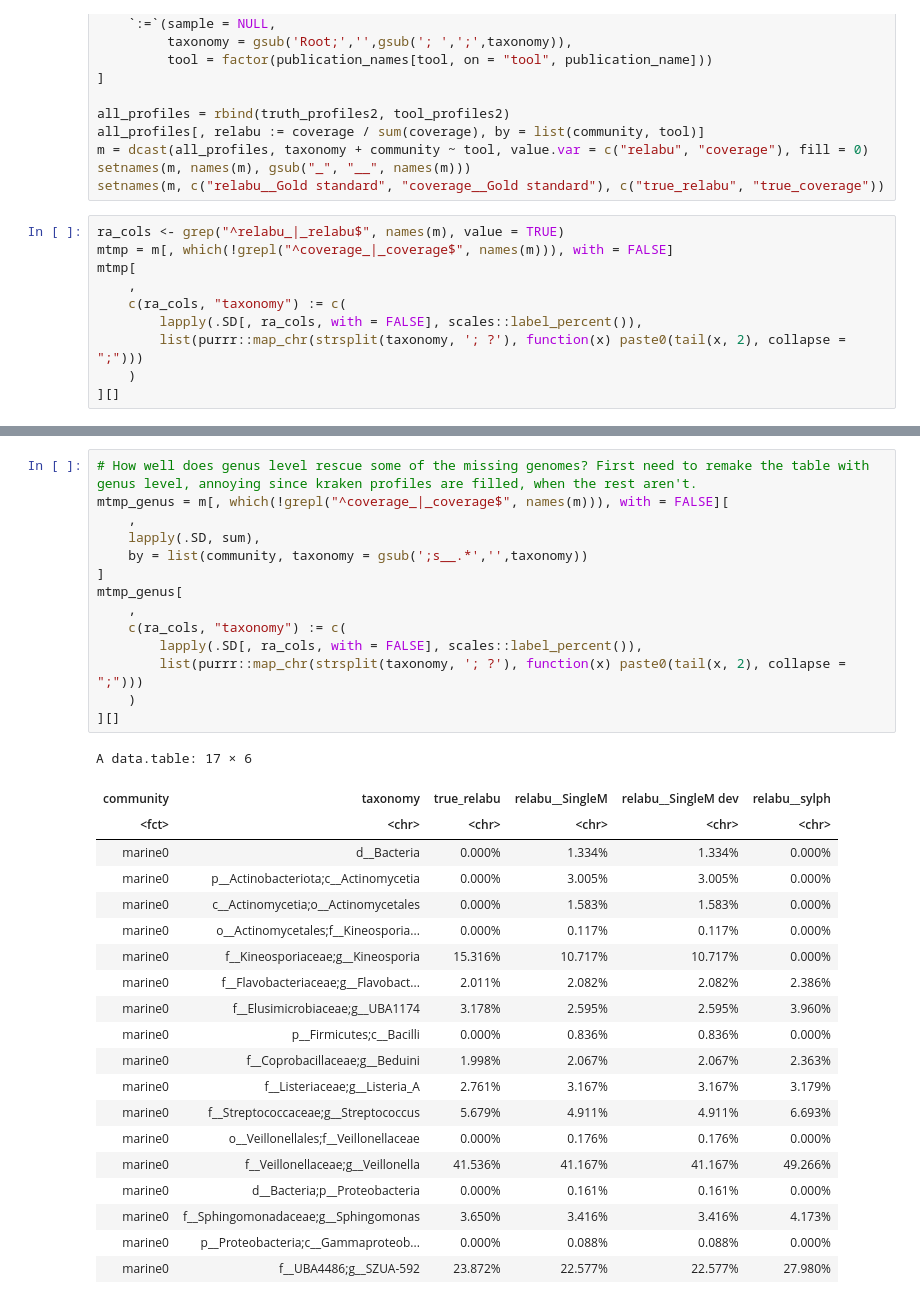
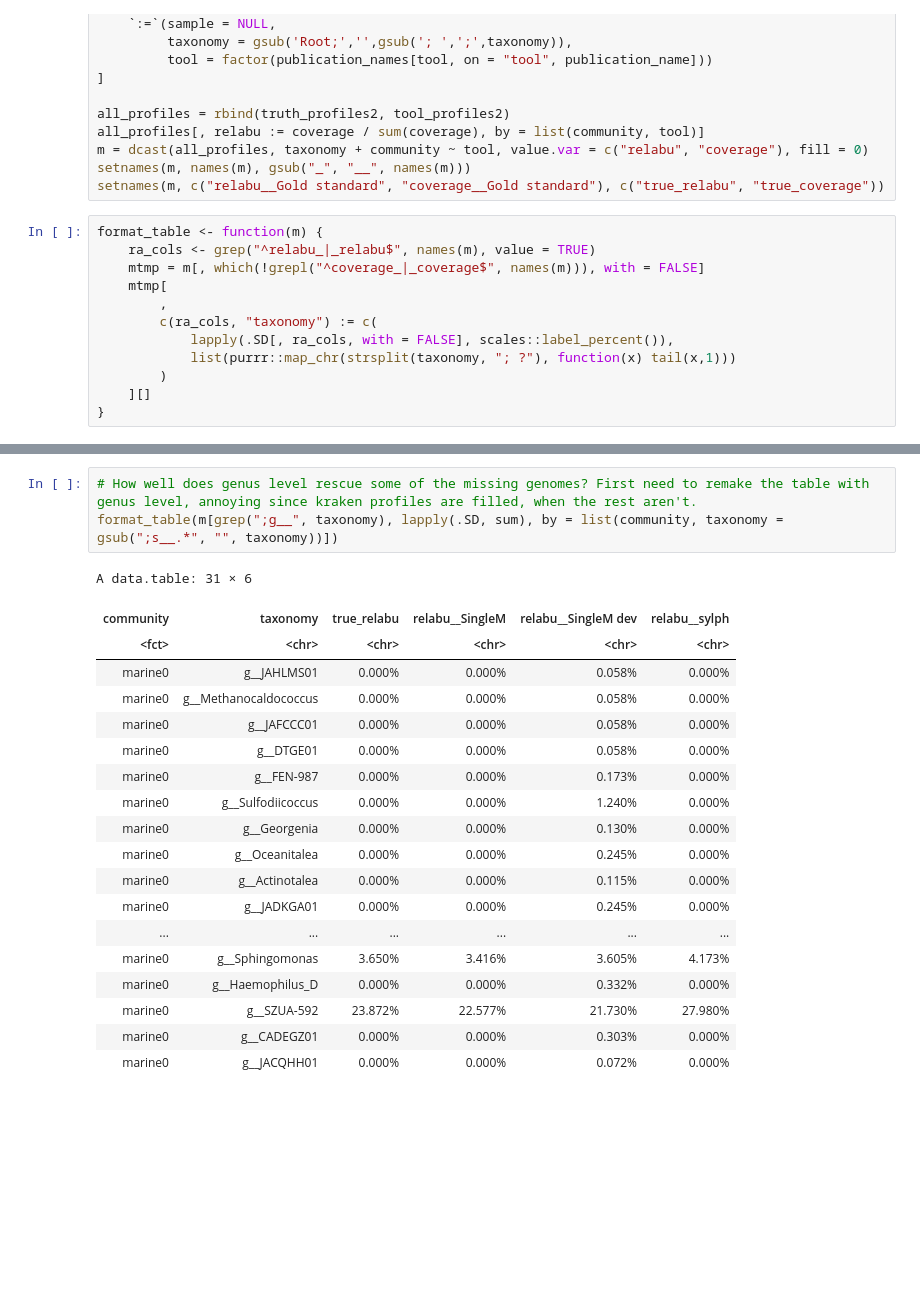
Before and after one commit to timbalam/singlem-benchmarking, a Jupyter notebook: 5_novelty/plot.ipynb, the cells around one changed output, grey strips where cells are left out. Drawn from its saved outputs; the diff is of its cells as text; blank space fills up the shorter version.

```diff
--- a/5_novelty/plot.ipynb
+++ b/5_novelty/plot.ipynb
@@ -70,12 +70,14 @@ m = dcast(all_profiles, taxonomy + community ~ tool, value.var = c("relabu", "co
 setnames(m, names(m), gsub("_", "__", names(m)))
 setnames(m, c("relabu__Gold standard", "coverage__Gold standard"), c("true_relabu", "true_coverage"))
 # %%
-ra_cols <- grep("^relabu_|_relabu$", names(m), value = TRUE)
-mtmp = m[, which(!grepl("^coverage_|_coverage$", names(m))), with = FALSE]
-mtmp[
-    ,
-    c(ra_cols, "taxonomy") := c(
-        lapply(.SD[, ra_cols, with = FALSE], scales::label_percent()),
-        list(purrr::map_chr(strsplit(taxonomy, '; ?'), function(x) paste0(tail(x, 2), collapse = ";")))
-    )
-][]
+format_table <- function(m) {
+    ra_cols <- grep("^relabu_|_relabu$", names(m), value = TRUE)
+    mtmp = m[, which(!grepl("^coverage_|_coverage$", names(m))), with = FALSE]
+    mtmp[
+        ,
+        c(ra_cols, "taxonomy") := c(
+            lapply(.SD[, ra_cols, with = FALSE], scales::label_percent()),
+            list(purrr::map_chr(strsplit(taxonomy, "; ?"), function(x) tail(x,1)))
+        )
+    ][]
+}
@@ -102,35 +107,23 @@ A data.table: 26 × 6
 # %%
 # How well does genus level rescue some of the missing genomes? First need to remake the table with genus level, annoying since kraken profiles are filled, when the rest aren't.
-mtmp_genus = m[, which(!grepl("^coverage_|_coverage$", names(m))), with = FALSE][
-    ,
-    lapply(.SD, sum),
-    by = list(community, taxonomy = gsub(';s__.*','',taxonomy))
-]
-mtmp_genus[
-    ,
-    c(ra_cols, "taxonomy") := c(
-        lapply(.SD[, ra_cols, with = FALSE], scales::label_percent()),
-        list(purrr::map_chr(strsplit(taxonomy, '; ?'), function(x) paste0(tail(x, 2), collapse = ";")))
-    )
-][]
+format_table(m[grep(";g__", taxonomy), lapply(.SD, sum), by = list(community, taxonomy = gsub(";s__.*", "", taxonomy))])
 # %% [output]
-A data.table: 17 × 6
+A data.table: 31 × 6
 | community | taxonomy | true_relabu | relabu__SingleM | relabu__SingleM dev | relabu__sylph |
 | <fct> | <chr> | <chr> | <chr> | <chr> | <chr> |
-| marine0 | d__Bacteria | 0.000% | 1.334% | 1.334% | 0.000% |
-| marine0 | p__Actinobacteriota;c__Actinomycetia | 0.000% | 3.005% | 3.005% | 0.000% |
-| marine0 | c__Actinomycetia;o__Actinomycetales | 0.000% | 1.583% | 1.583% | 0.000% |
-| marine0 | o__Actinomycetales;f__Kineosporia... | 0.000% | 0.117% | 0.117% | 0.000% |
-| marine0 | f__Kineosporiaceae;g__Kineosporia | 15.316% | 10.717% | 10.717% | 0.000% |
-| marine0 | f__Flavobacteriaceae;g__Flavobact... | 2.011% | 2.082% | 2.082% | 2.386% |
-| marine0 | f__Elusimicrobiaceae;g__UBA1174 | 3.178% | 2.595% | 2.595% | 3.960% |
-| marine0 | p__Firmicutes;c__Bacilli | 0.000% | 0.836% | 0.836% | 0.000% |
-| marine0 | f__Coprobacillaceae;g__Beduini | 1.998% | 2.067% | 2.067% | 2.363% |
-| marine0 | f__Listeriaceae;g__Listeria_A | 2.761% | 3.167% | 3.167% | 3.179% |
-| marine0 | f__Streptococcaceae;g__Streptococcus | 5.679% | 4.911% | 4.911% | 6.693% |
-| marine0 | o__Veillonellales;f__Veillonellaceae | 0.000% | 0.176% | 0.176% | 0.000% |
-| marine0 | f__Veillonellaceae;g__Veillonella | 41.536% | 41.167% | 41.167% | 49.266% |
-| marine0 | d__Bacteria;p__Proteobacteria | 0.000% | 0.161% | 0.161% | 0.000% |
-| marine0 | f__Sphingomonadaceae;g__Sphingomonas | 3.650% | 3.416% | 3.416% | 4.173% |
-| marine0 | p__Proteobacteria;c__Gammaproteob... | 0.000% | 0.088% | 0.088% | 0.000% |
-| marine0 | f__UBA4486;g__SZUA-592 | 23.872% | 22.577% | 22.577% | 27.980% |
+| marine0 | g__JAHLMS01 | 0.000% | 0.000% | 0.058% | 0.000% |
+| marine0 | g__Methanocaldococcus | 0.000% | 0.000% | 0.058% | 0.000% |
+| marine0 | g__JAFCCC01 | 0.000% | 0.000% | 0.058% | 0.000% |
+| marine0 | g__DTGE01 | 0.000% | 0.000% | 0.058% | 0.000% |
+| marine0 | g__FEN-987 | 0.000% | 0.000% | 0.173% | 0.000% |
+| marine0 | g__Sulfodiicoccus | 0.000% | 0.000% | 1.240% | 0.000% |
+| marine0 | g__Georgenia | 0.000% | 0.000% | 0.130% | 0.000% |
+| marine0 | g__Oceanitalea | 0.000% | 0.000% | 0.245% | 0.000% |
+| marine0 | g__Actinotalea | 0.000% | 0.000% | 0.115% | 0.000% |
+| marine0 | g__JADKGA01 | 0.000% | 0.000% | 0.245% | 0.000% |
+| ... | ... | ... | ... | ... | ... |
+| marine0 | g__Sphingomonas | 3.650% | 3.416% | 3.605% | 4.173% |
+| marine0 | g__Haemophilus_D | 0.000% | 0.000% | 0.332% | 0.000% |
+| marine0 | g__SZUA-592 | 23.872% | 22.577% | 21.730% | 27.980% |
+| marine0 | g__CADEGZ01 | 0.000% | 0.000% | 0.303% | 0.000% |
+| marine0 | g__JACQHH01 | 0.000% | 0.000% | 0.072% | 0.000% |
```
Also changed, not shown: parts of 9 cells of this notebook, 2 other files.
